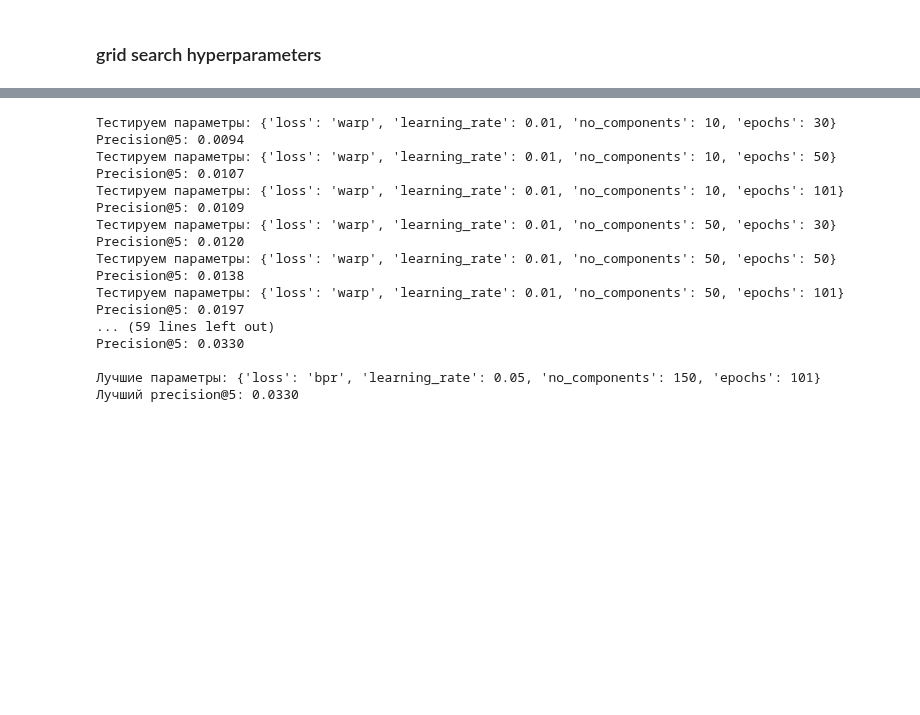
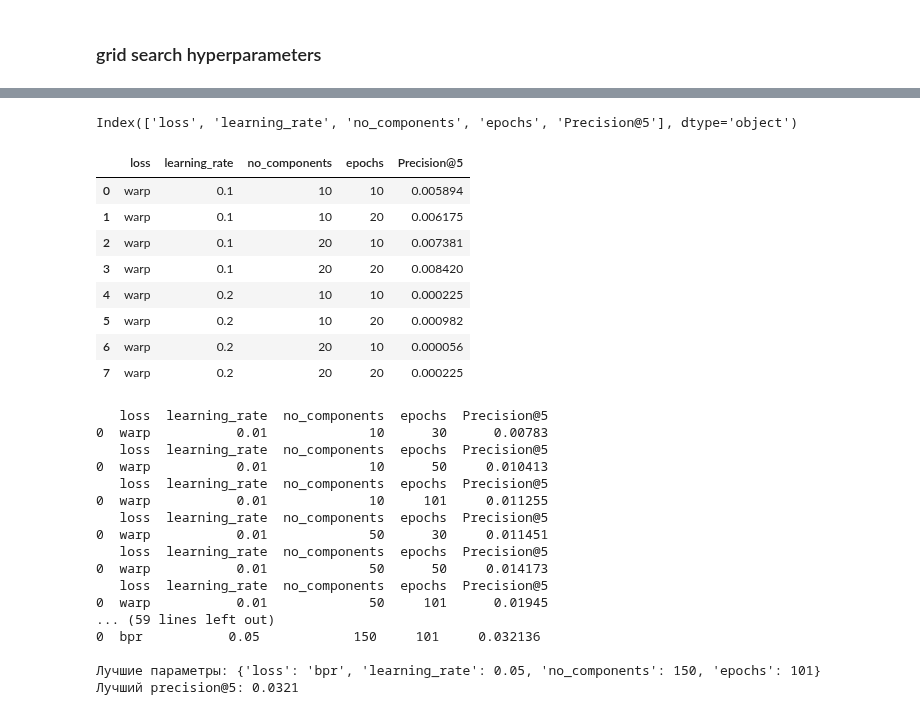
Before and after one commit to AndreyProkofiev/mle-pr-final, a Jupyter notebook: notebooks/eda.ipynb, the cells around one changed output, grey strips where cells are left out. Drawn from its saved outputs; the diff is of its cells as text; code cells hidden in the pictures; blank space fills up the shorter version.

```diff
--- a/notebooks/eda.ipynb
+++ b/notebooks/eda.ipynb
@@ -953,4 +951,9 @@ param_grid = {
         'epochs': [30, 50, 101]
     }
 # %%
-params = {'loss': 'warp', 'learning_rate': 0.01, 'no_components': 10, 'epochs': 30}
+test_grid = {
+        'loss': ['warp'],
+        'learning_rate': [0.1,0.2],
+        'no_components': [10,20],
+        'epochs': [10,20]
+    }
@@ -968,0 +960,3 @@ params_df
+# %%
+###test funcs
+best_params, best_score, log_search = grid_search_hyperparameters(light_df, test_grid, k=5)
@@ -969,20 +983,38 @@ params_df
+# %%
+df = log_search
+# %%
+df.columns
+# %% [output]
+Index(['loss', 'learning_rate', 'no_components', 'epochs', 'Precision@5'], dtype='object')
+# %%
+df
+# %% [output]
+|  | loss | learning_rate | no_components | epochs | Precision@5 |
+| 0 | warp | 0.1 | 10 | 10 | 0.005894 |
+| 1 | warp | 0.1 | 10 | 20 | 0.006175 |
+| 2 | warp | 0.1 | 20 | 10 | 0.007381 |
+| 3 | warp | 0.1 | 20 | 20 | 0.008420 |
+| 4 | warp | 0.2 | 10 | 10 | 0.000225 |
+| 5 | warp | 0.2 | 10 | 20 | 0.000982 |
+| 6 | warp | 0.2 | 20 | 10 | 0.000056 |
+| 7 | warp | 0.2 | 20 | 20 | 0.000225 |
 # %%
-best_params, best_score = grid_search_hyperparameters(light_df, param_grid, k=5)
+best_params, best_score, log_search = grid_search_hyperparameters(light_df, param_grid, k=5)
 # %% [output]
-Тестируем параметры: {'loss': 'warp', 'learning_rate': 0.01, 'no_components': 10, 'epochs': 30}
-Precision@5: 0.0094
-Тестируем параметры: {'loss': 'warp', 'learning_rate': 0.01, 'no_components': 10, 'epochs': 50}
-Precision@5: 0.0107
-Тестируем параметры: {'loss': 'warp', 'learning_rate': 0.01, 'no_components': 10, 'epochs': 101}
-Precision@5: 0.0109
-Тестируем параметры: {'loss': 'warp', 'learning_rate': 0.01, 'no_components': 50, 'epochs': 30}
-Precision@5: 0.0120
-Тестируем параметры: {'loss': 'warp', 'learning_rate': 0.01, 'no_components': 50, 'epochs': 50}
-Precision@5: 0.0138
-Тестируем параметры: {'loss': 'warp', 'learning_rate': 0.01, 'no_components': 50, 'epochs': 101}
-Precision@5: 0.0197
+   loss  learning_rate  no_components  epochs  Precision@5
+0  warp           0.01             10      30      0.00783
+   loss  learning_rate  no_components  epochs  Precision@5
+0  warp           0.01             10      50     0.010413
+   loss  learning_rate  no_components  epochs  Precision@5
+0  warp           0.01             10     101     0.011255
+   loss  learning_rate  no_components  epochs  Precision@5
+0  warp           0.01             50      30     0.011451
+   loss  learning_rate  no_components  epochs  Precision@5
+0  warp           0.01             50      50     0.014173
+   loss  learning_rate  no_components  epochs  Precision@5
+0  warp           0.01             50     101      0.01945
 ... (59 lines left out)
-Precision@5: 0.0330
+0  bpr           0.05            150     101     0.032136
 
 Лучшие параметры: {'loss': 'bpr', 'learning_rate': 0.05, 'no_components': 150, 'epochs': 101}
-Лучший precision@5: 0.0330
+Лучший precision@5: 0.0321
```
Also changed, not shown: parts of 8 cells of this notebook, 1 other file.
